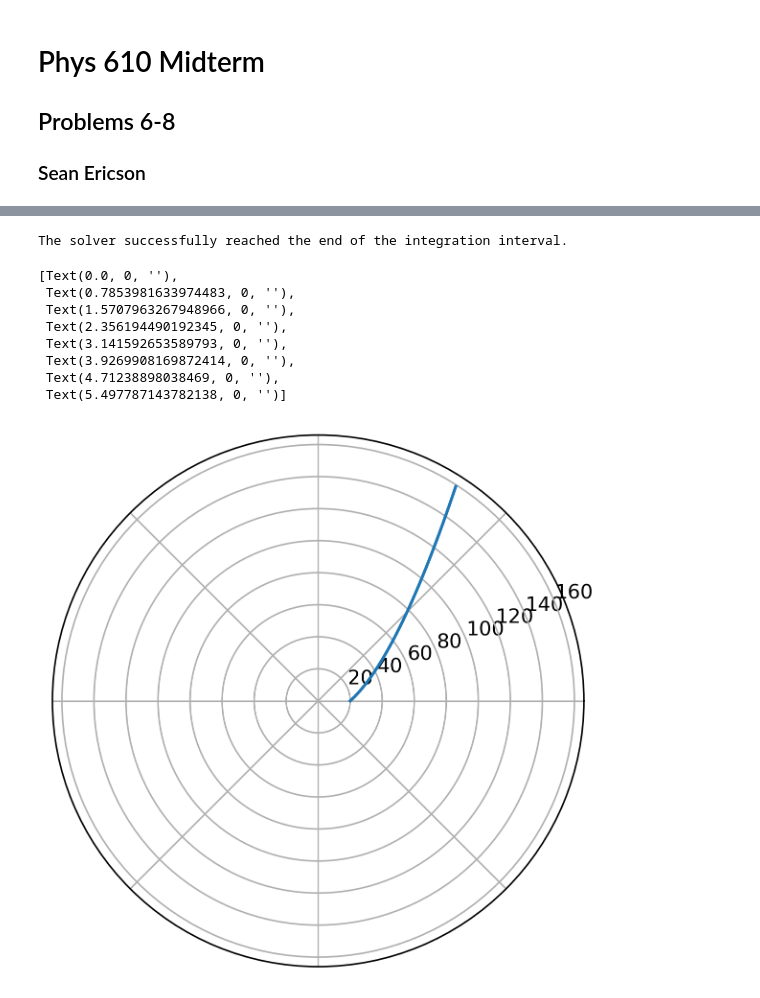
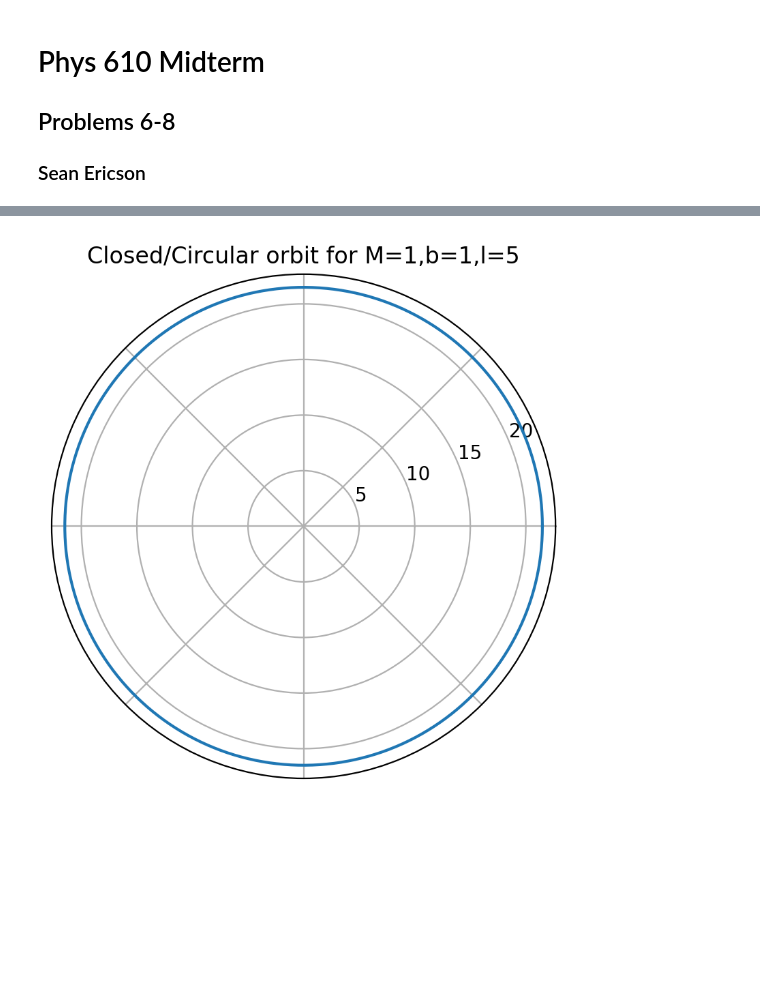
Before and after one commit to Sean-Ericson/Physics-Homework, a Jupyter notebook: GR/Midterm/Answers/code/integration.ipynb, the cells around one changed output, grey strips where cells are left out. Cells and saved outputs as stored; diff of their text form; code cells hidden in the pictures; blank space fills up the shorter version.

```diff
--- a/GR/Midterm/Answers/code/integration.ipynb
+++ b/GR/Midterm/Answers/code/integration.ipynb
@@ -15,8 +15,6 @@ def effective_potential(r, M, b, l):
     tmp = r*r + b*b
     return 0.5*((1 - 2*M/np.sqrt(tmp))*(1 + l*l/tmp) - 1)
 
+# Equation to integrate (dr/dphi = r'(r; M, b, l, E))
 def r_prime(r, M, b, l, E):
-    return (r*r + b*b) * np.sqrt(2 * (E - effective_potential(r, M, b, l))) / l
-
-def f(t, r, M, b, l, E):
-    return r_prime(r, M, b, l, E)
+    return -1*(r*r + b*b) * np.sqrt(2 * (E - effective_potential(r, M, b, l))) / l
@@ -30,0 +21,10 @@ t_max = 1
+# %%
+def RungeKutta(f, y0, step_size, num_steps):
+    ys = [y0]
+    while len(ys) < num_steps:
+        k1 = f(ys[-1])
+        k2 = f(ys[-1] + step_size * k1 / 2)
+        k3 = f(ys[-1] + step_size * k2 / 2)
+        k4 = f(ys[-1] + step_size * k3)
+        ys.append(ys[-1] + step_size * (k1 + 2*k2 + 2*k3 + k4) / 6)
+    return ys
@@ -38,25 +46,0 @@ plt.plot(rs, Vs)
-# %%
-result = solve_ivp(f, (t_min, t_max), [r0], args=(M,b,l,E), max_step=0.01)
-print(result.message)
-# %% [output]
-The solver successfully reached the end of the integration interval.
-# %%
-#Make plt figure
-fig = plt.figure()
-
-#Make sub-plot with attribute "polar"
-ax = fig.add_subplot(polar=True)
-
-#Plot function
-ax.plot(result.t, result.y[0])
-ax.set_xticklabels([])
-# %% [output]
-[Text(0.0, 0, ''),
- Text(0.7853981633974483, 0, ''),
- Text(1.5707963267948966, 0, ''),
- Text(2.356194490192345, 0, ''),
- Text(3.141592653589793, 0, ''),
- Text(3.9269908169872414, 0, ''),
- Text(4.71238898038469, 0, ''),
- Text(5.497787143782138, 0, '')]
-[figure, removed]
@@ -86,0 +47,25 @@ def f(t, y, M, b):
+# %%
+r0 = 21.4906 # Start at local minimum calculated in Mathematica
+E = effective_potential(r0, M, b, l) # Give test particle 0 kinetic energy
+step_size = 0.01
+final_angle = 2*np.pi
+num_step = int(final_angle / step_size)
+angles = np.linspace(0, final_angle, num_step)
+
+func = lambda y: r_prime(y, M, b, l, E)
+rs = RungeKutta(func, r0, step_size=step_size, num_steps=num_step)
+
+#Make plt figure
+fig = plt.figure()
+
+#Make sub-plot with attribute "polar"
+ax = fig.add_subplot(polar=True)
+
+#Plot function
+ax.plot(angles, rs)
+ax.set_xticklabels([])
+
+plt.title("Closed/Circular orbit for M=1,b=1,l=5")
+plt.show()
+# %% [output]
+[figure, added]
```
Also changed, not shown: parts of 12 cells of this notebook, 11 other files.
